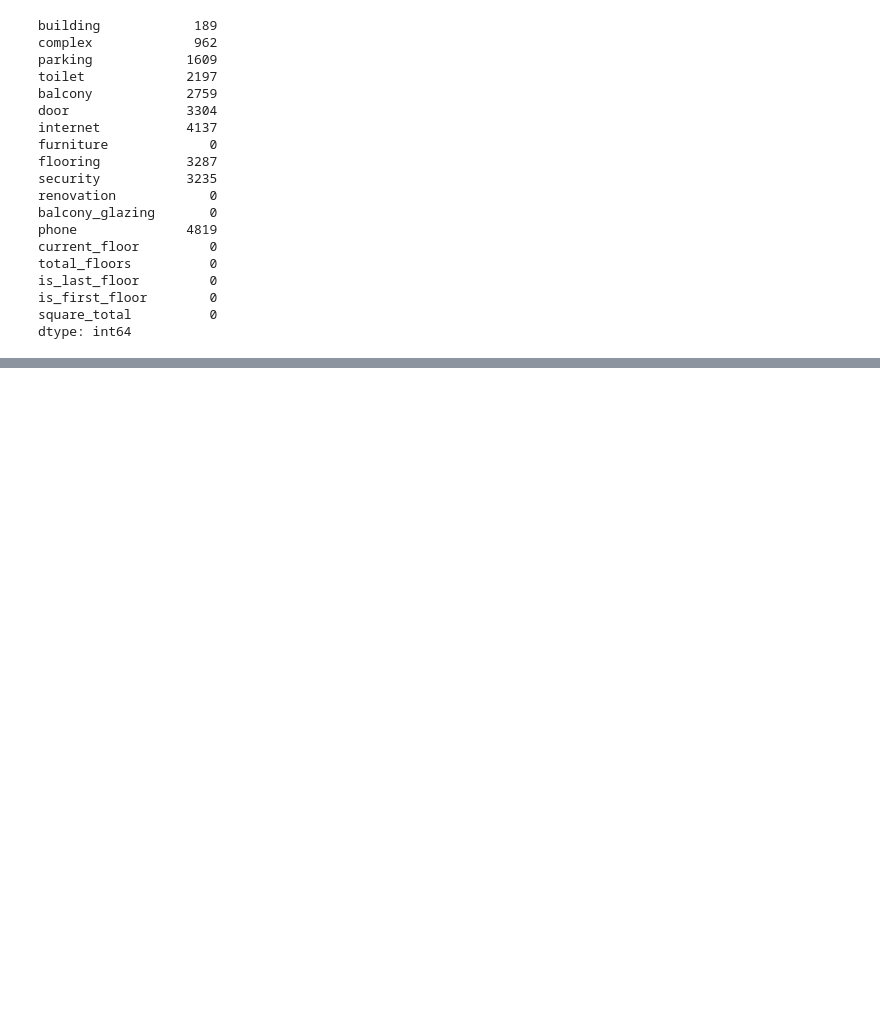
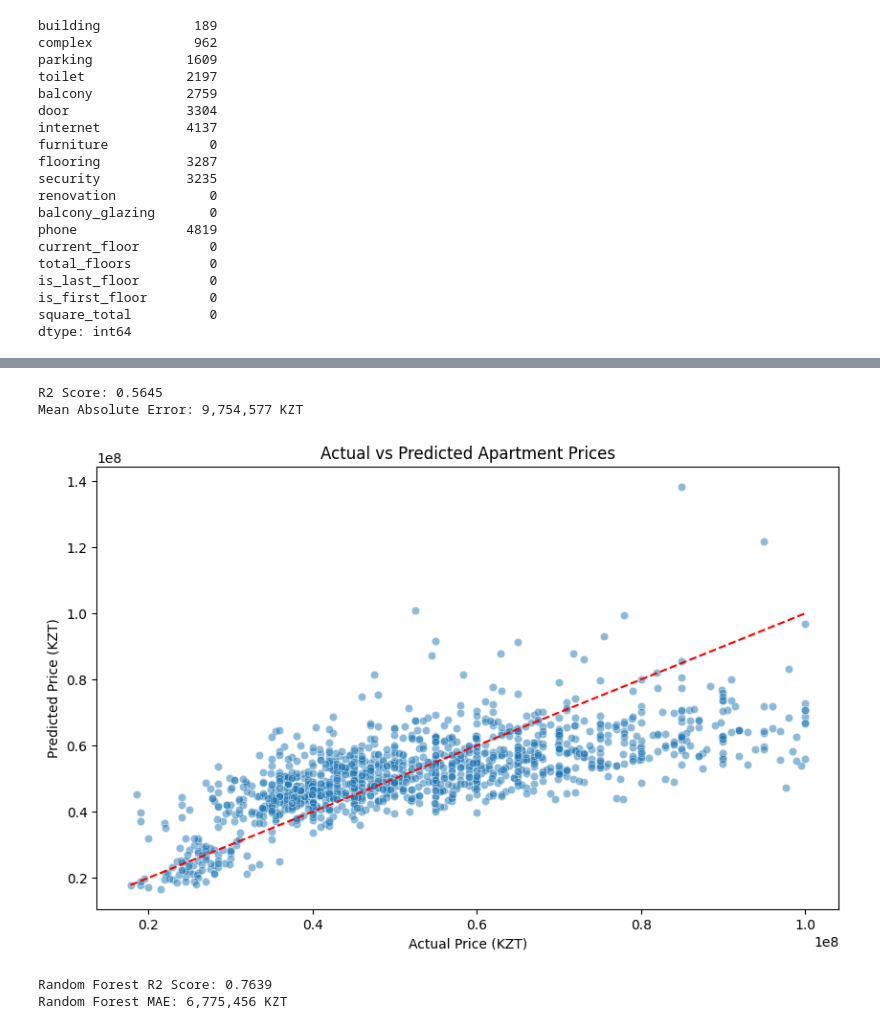
Before and after one commit to howardat/real-estate-analyzer, a Jupyter notebook: src/real_estate_analyzer/eda.ipynb, the cells around one changed output, grey strips where cells are left out. Cells and saved outputs as stored; diff of their text form; code cells hidden in the pictures; blank space fills up the shorter version.

```diff
--- a/src/real_estate_analyzer/eda.ipynb
+++ b/src/real_estate_analyzer/eda.ipynb
@@ -414,0 +627,80 @@ ValueError: Could not interpret value `yearbuilding` for `x`. An entry with this
+# %%
+import pandas as pd
+import numpy as np
+from sklearn.model_selection import train_test_split
+from sklearn.linear_model import LinearRegression
+from sklearn.preprocessing import StandardScaler
+from sklearn.metrics import mean_absolute_error, r2_score
+
+# 1. Setup Features and Target
+# Ensure 'price' is excluded from X and used as Y
+X = df[cols_to_train].drop(columns=['price'])
+# Apply log transformation to the target to handle the large price scale
+y_log = np.log1p(df['price'])
+
+# 2. Handle missing values (Standard LinearRegression cannot have NaNs)
+X = X.fillna(X.median())
+
+# 3. Train/Test Split
+# We use y_log here so the model learns on a smaller, normalized scale
+X_train, X_test, y_train_log, y_test_log = train_test_split(X, y_log, test_size=0.2, random_state=42)
+
+# 4. Scaling
+scaler = StandardScaler()
+X_train_scaled = scaler.fit_transform(X_train)
+X_test_scaled = scaler.transform(X_test)
+
+# 5. Train the Model
+model = LinearRegression()
+model.fit(X_train_scaled, y_train_log)
+
+# 6. Make Predictions (these will be in log scale)
+y_pred_log = model.predict(X_test_scaled)
+
+# 7. Convert predictions back to actual KZT safely
+# Clip log values to avoid infinity during exponentiation
+y_pred_log_clipped = np.clip(y_pred_log, 0, 25)
+y_pred_actual = np.expm1(y_pred_log_clipped)
+
+# Convert actual test values back to KZT for MAE calculation
+y_test_actual = np.expm1(y_test_log)
+
+# 8. Evaluate Performance
+# R2 is calculated on the log scale (standard practice for logged targets)
+print(f"R2 Score: {r2_score(y_test_log, y_pred_log):.4f}")
+# MAE is calculated on real KZT so you can understand the error in money
+print(f"Mean Absolute Error: {mean_absolute_error(y_test_actual, y_pred_actual):,.0f} KZT")
+# %% [output]
+R2 Score: 0.5645
+Mean Absolute Error: 9,754,577 KZT
+# %%
+import matplotlib.pyplot as plt
+import seaborn as sns
+
+plt.figure(figsize=(10, 6))
+sns.scatterplot(x=y_test_actual, y=y_pred_actual, alpha=0.5)
+plt.plot([y_test_actual.min(), y_test_actual.max()], [y_test_actual.min(), y_test_actual.max()], 'r--')
+plt.xlabel('Actual Price (KZT)')
+plt.ylabel('Predicted Price (KZT)')
+plt.title('Actual vs Predicted Apartment Prices')
+plt.show()
+# %% [output]
+[figure, added]
+# %%
+from sklearn.ensemble import RandomForestRegressor
+
+# 1. Initialize (n_estimators=100 is a good starting point)
+rf_model = RandomForestRegressor(n_estimators=100, random_state=42)
+
+# 2. Train (Using the same scaled data from before)
+rf_model.fit(X_train_scaled, y_train_log)
+
+# 3. Predict and Evaluate
+y_pred_log_rf = rf_model.predict(X_test_scaled)
+y_pred_rf = np.expm1(y_pred_log_rf)
+
+print(f"Random Forest R2 Score: {r2_score(y_test_log, y_pred_log_rf):.4f}")
+print(f"Random Forest MAE: {mean_absolute_error(y_test_actual, y_pred_rf):,.0f} KZT")
+# %% [output]
+Random Forest R2 Score: 0.7639
+Random Forest MAE: 6,775,456 KZT
```
Also changed, not shown: parts of 18 cells of this notebook.
